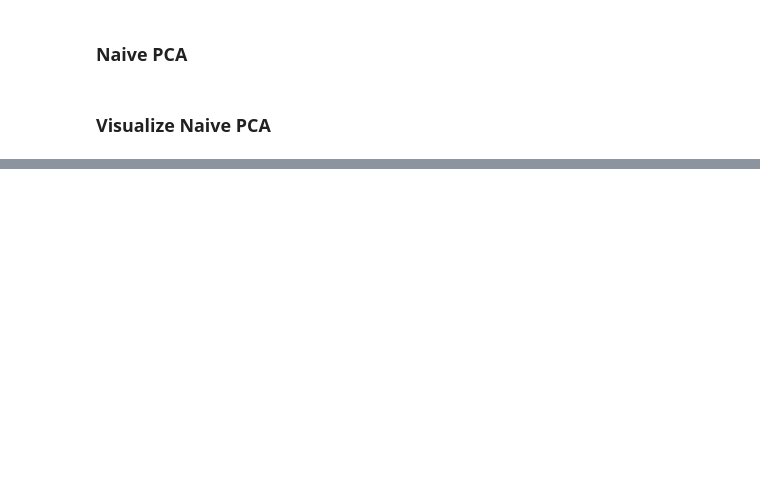
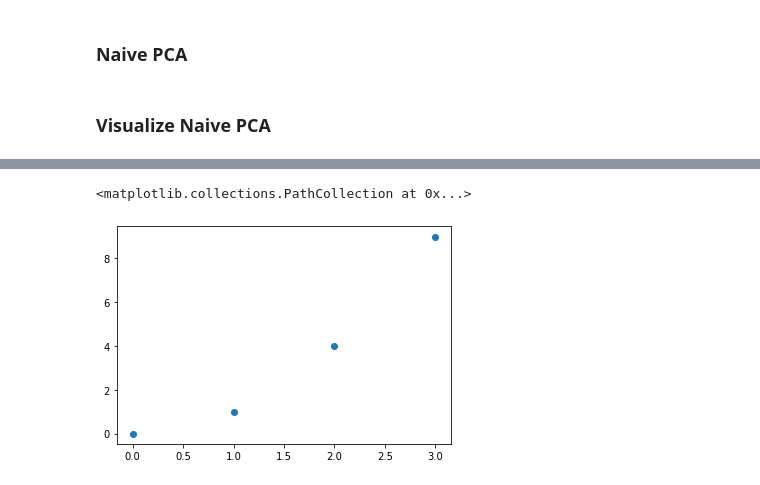
Before and after one commit to deardeer/Pro.TemporalViz, a Jupyter notebook: temporal_scatter_plot.ipynb, the cells around one changed output, grey strips where cells are left out. Saved outputs shown, nothing was run; the diff lists cells and outputs as text; code cells hidden in the pictures; blank space fills up the shorter version.

```diff
--- a/temporal_scatter_plot.ipynb
+++ b/temporal_scatter_plot.ipynb
@@ -102,0 +141,5 @@ fig.show()
+# %%
+plt.scatter([0,1,2,3], [0,1,4,9])
+# %% [output]
+<matplotlib.collections.PathCollection at 0x...>
+[figure, added]
```
Also changed, not shown: parts of 11 cells of this notebook, 15 other files.
